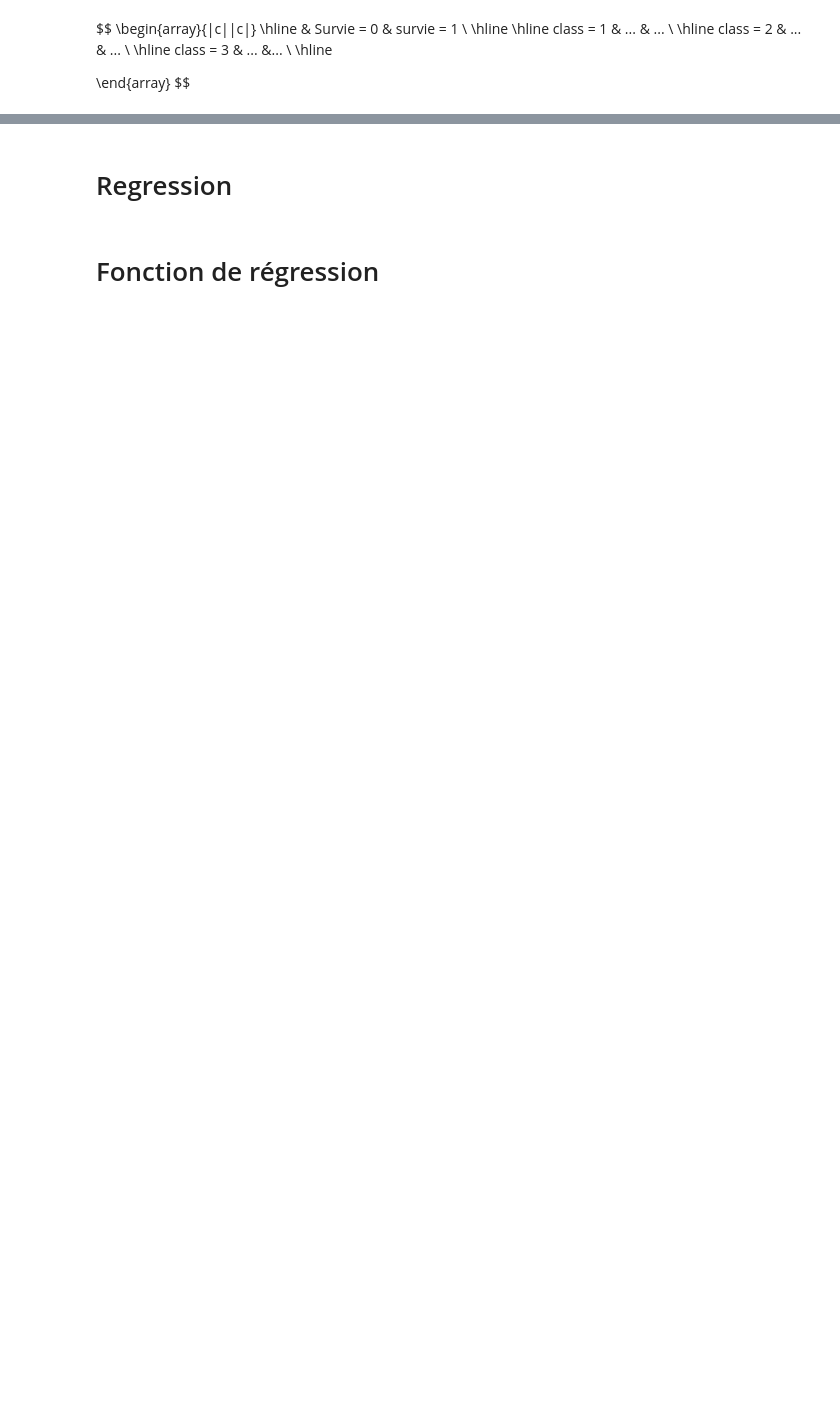
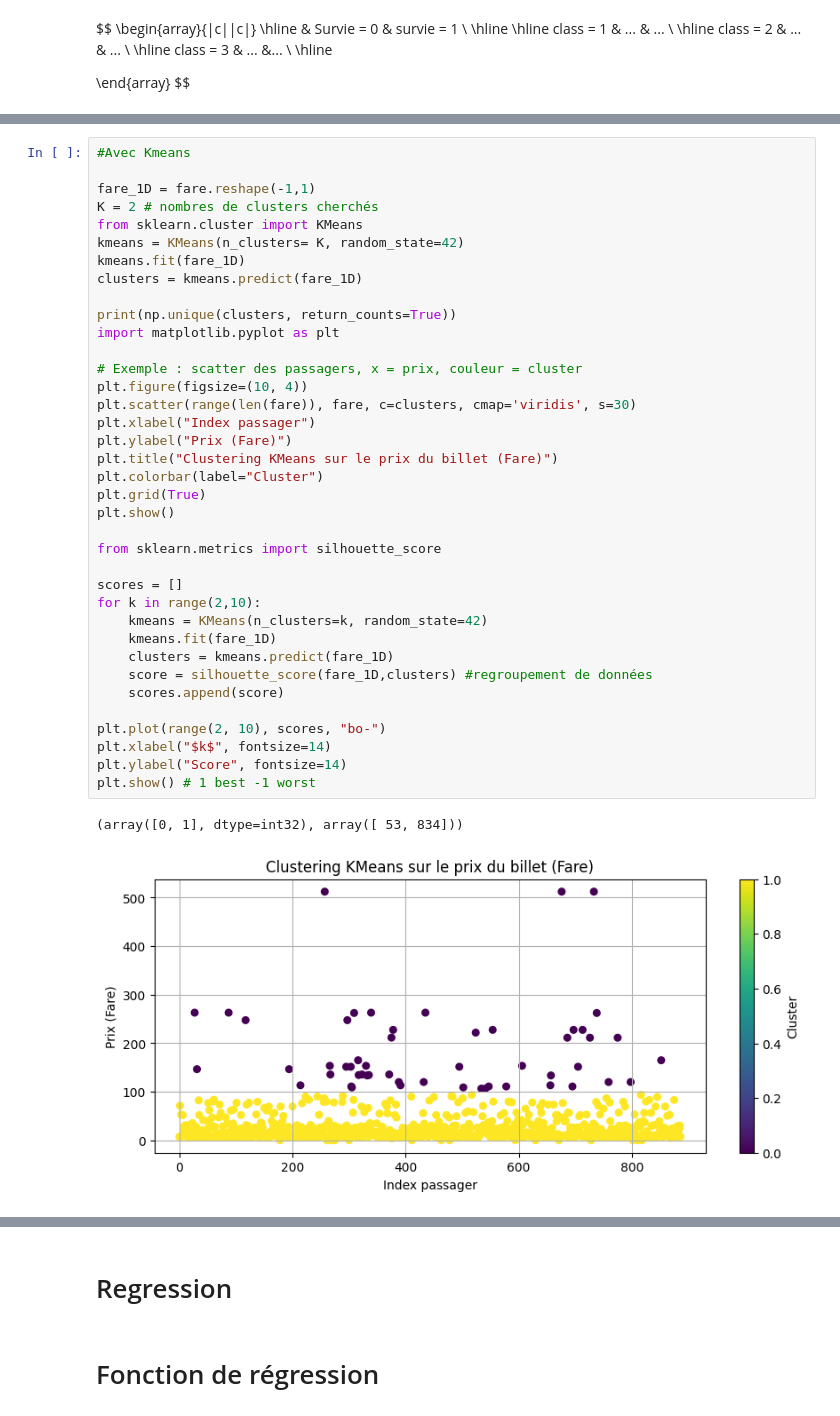
Before and after one commit to Noah-Agnel/Titanic, a Jupyter notebook: data_analysis.ipynb, the cells around one changed output, grey strips where cells are left out. Saved outputs shown, nothing was run; the diff lists cells and outputs as text; blank space fills up the shorter version.

```diff
--- a/data_analysis.ipynb
+++ b/data_analysis.ipynb
@@ -539,0 +433,40 @@ ValueError: The internally computed table of expected frequencies has a zero ele
+# %%
+#Avec Kmeans
+
+fare_1D = fare.reshape(-1,1)
+K = 2 # nombres de clusters cherchés
+from sklearn.cluster import KMeans
+kmeans = KMeans(n_clusters= K, random_state=42)
+kmeans.fit(fare_1D)
+clusters = kmeans.predict(fare_1D)
+
+print(np.unique(clusters, return_counts=True))
+import matplotlib.pyplot as plt
+
+# Exemple : scatter des passagers, x = prix, couleur = cluster
+plt.figure(figsize=(10, 4))
+plt.scatter(range(len(fare)), fare, c=clusters, cmap='viridis', s=30)
+plt.xlabel("Index passager")
+plt.ylabel("Prix (Fare)")
+plt.title("Clustering KMeans sur le prix du billet (Fare)")
+plt.colorbar(label="Cluster")
+plt.grid(True)
+plt.show()
+
+from sklearn.metrics import silhouette_score
+
+scores = []
+for k in range(2,10):
+    kmeans = KMeans(n_clusters=k, random_state=42)
+    kmeans.fit(fare_1D)
+    clusters = kmeans.predict(fare_1D)
+    score = silhouette_score(fare_1D,clusters) #regroupement de données
+    scores.append(score)
+
+plt.plot(range(2, 10), scores, "bo-")
+plt.xlabel("$k$", fontsize=14)
+plt.ylabel("Score", fontsize=14)
+plt.show() # 1 best -1 worst
+# %% [output]
+(array([0, 1], dtype=int32), array([ 53, 834]))
+[figure, added]
```
Also changed, not shown: parts of 46 cells of this notebook.
